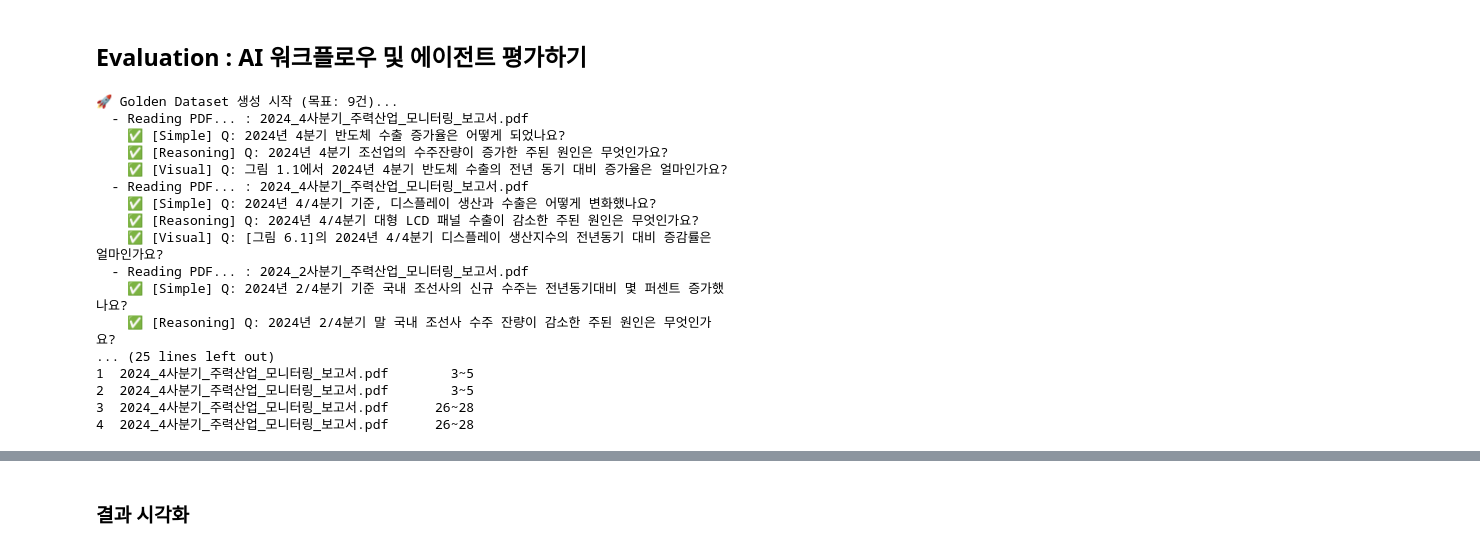
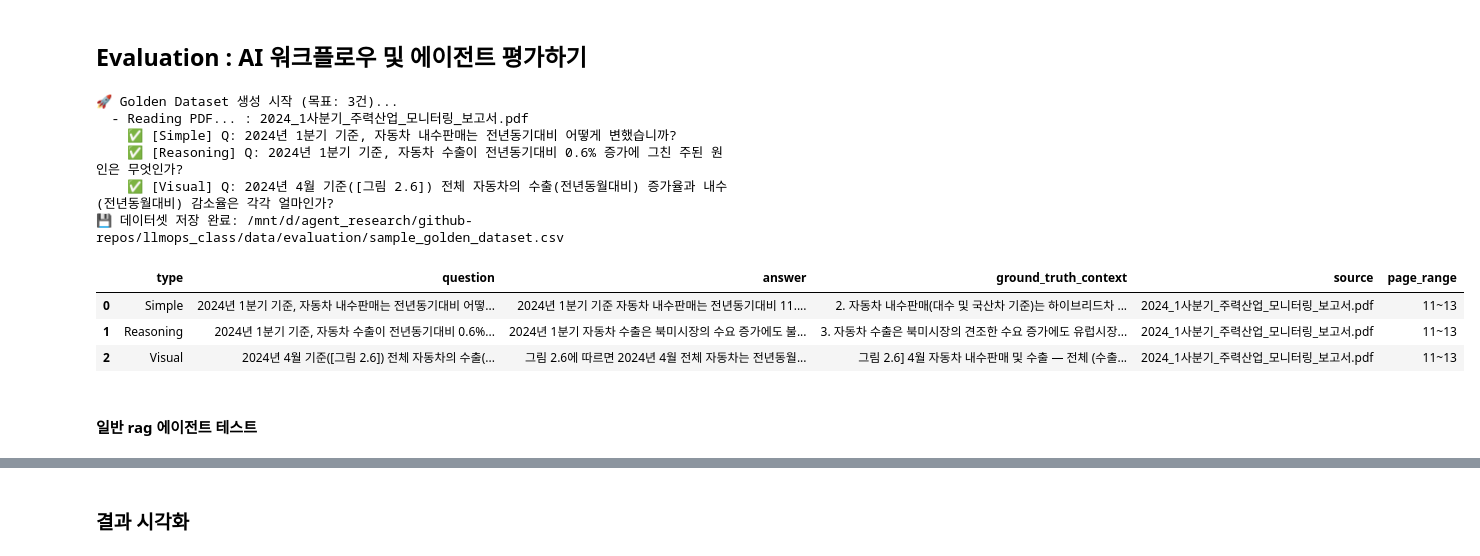
Before and after one commit to hukim1112/llmops_class, a Jupyter notebook: notebooks/02_observability_and_evaluation.ipynb, the cells around one changed output, grey strips where cells are left out. Cells and saved outputs as stored; diff of their text form; code cells hidden in the pictures.

```diff
--- a/notebooks/02_observability_and_evaluation.ipynb
+++ b/notebooks/02_observability_and_evaluation.ipynb
@@ -393,29 +443,30 @@ DATA_DIR = f"{project_root}/data/bok_major_industry_reports" # 혹시 경로가
 # 10개 샘플 생성 및 CSV 저장
 golden_dataset = generate_golden_dataset(
     data_dir=DATA_DIR,
-    num_samples=9,
-    output_file=f"{project_root}/data/evaluation/golden_dataset.csv"
+    num_samples=3,
+    output_file=f"{project_root}/data/evaluation/sample_golden_dataset.csv"
 )
-# 데이터 확인
-import pandas as pd
-df = pd.DataFrame(golden_dataset)
-print(df.head())
 # %% [output]
-🚀 Golden Dataset 생성 시작 (목표: 9건)...
-  - Reading PDF... : 2024_4사분기_주력산업_모니터링_보고서.pdf
-    ✅ [Simple] Q: 2024년 4분기 반도체 수출 증가율은 어떻게 되었나요?
-    ✅ [Reasoning] Q: 2024년 4분기 조선업의 수주잔량이 증가한 주된 원인은 무엇인가요?
-    ✅ [Visual] Q: 그림 1.1에서 2024년 4분기 반도체 수출의 전년 동기 대비 증가율은 얼마인가요?
-  - Reading PDF... : 2024_4사분기_주력산업_모니터링_보고서.pdf
-    ✅ [Simple] Q: 2024년 4/4분기 기준, 디스플레이 생산과 수출은 어떻게 변화했나요?
-    ✅ [Reasoning] Q: 2024년 4/4분기 대형 LCD 패널 수출이 감소한 주된 원인은 무엇인가요?
-    ✅ [Visual] Q: [그림 6.1]의 2024년 4/4분기 디스플레이 생산지수의 전년동기 대비 증감률은 얼마인가요?
-  - Reading PDF... : 2024_2사분기_주력산업_모니터링_보고서.pdf
-    ✅ [Simple] Q: 2024년 2/4분기 기준 국내 조선사의 신규 수주는 전년동기대비 몇 퍼센트 증가했나요?
-    ✅ [Reasoning] Q: 2024년 2/4분기 말 국내 조선사 수주 잔량이 감소한 주된 원인은 무엇인가요?
-... (25 lines left out)
-1  2024_4사분기_주력산업_모니터링_보고서.pdf        3~5
-2  2024_4사분기_주력산업_모니터링_보고서.pdf        3~5
-3  2024_4사분기_주력산업_모니터링_보고서.pdf      26~28
-4  2024_4사분기_주력산업_모니터링_보고서.pdf      26~28
+🚀 Golden Dataset 생성 시작 (목표: 3건)...
+  - Reading PDF... : 2024_1사분기_주력산업_모니터링_보고서.pdf
+    ✅ [Simple] Q: 2024년 1분기 기준, 자동차 내수판매는 전년동기대비 어떻게 변했습니까?
+    ✅ [Reasoning] Q: 2024년 1분기 기준, 자동차 수출이 전년동기대비 0.6% 증가에 그친 주된 원인은 무엇인가?
+    ✅ [Visual] Q: 2024년 4월 기준([그림 2.6]) 전체 자동차의 수출(전년동월대비) 증가율과 내수(전년동월대비) 감소율은 각각 얼마인가?
+💾 데이터셋 저장 완료: /mnt/d/agent_research/github-repos/llmops_class/data/evaluation/sample_golden_dataset.csv
+# %%
+import pandas as pd
+
+# 수정된 코드
+file_path = "data/evaluation/sample_golden_dataset.csv"
+df = pd.read_csv(file_path)
+
+# 데이터 확인
+df
+# %% [output]
+|  | type | question | answer | ground_truth_context | source | page_range |
+| 0 | Simple | 2024년 1분기 기준, 자동차 내수판매는 전년동기대비 어떻... | 2024년 1분기 기준 자동차 내수판매는 전년동기대비 11.... | 2. 자동차 내수판매(대수 및 국산차 기준)는 하이브리드차 ... | 2024_1사분기_주력산업_모니터링_보고서.pdf | 11~13 |
+| 1 | Reasoning | 2024년 1분기 기준, 자동차 수출이 전년동기대비 0.6%... | 2024년 1분기 자동차 수출은 북미시장의 수요 증가에도 불... | 3. 자동차 수출은 북미시장의 견조한 수요 증가에도 유럽시장... | 2024_1사분기_주력산업_모니터링_보고서.pdf | 11~13 |
+| 2 | Visual | 2024년 4월 기준([그림 2.6]) 전체 자동차의 수출(... | 그림 2.6에 따르면 2024년 4월 전체 자동차는 전년동월... | 그림 2.6] 4월 자동차 내수판매 및 수출 — 전체 (수출... | 2024_1사분기_주력산업_모니터링_보고서.pdf | 11~13 |
+# %% [markdown]
+#### 일반 rag 에이전트 테스트
 # %%
```
Also changed, not shown: parts of 18 cells of this notebook, 26 other files.
